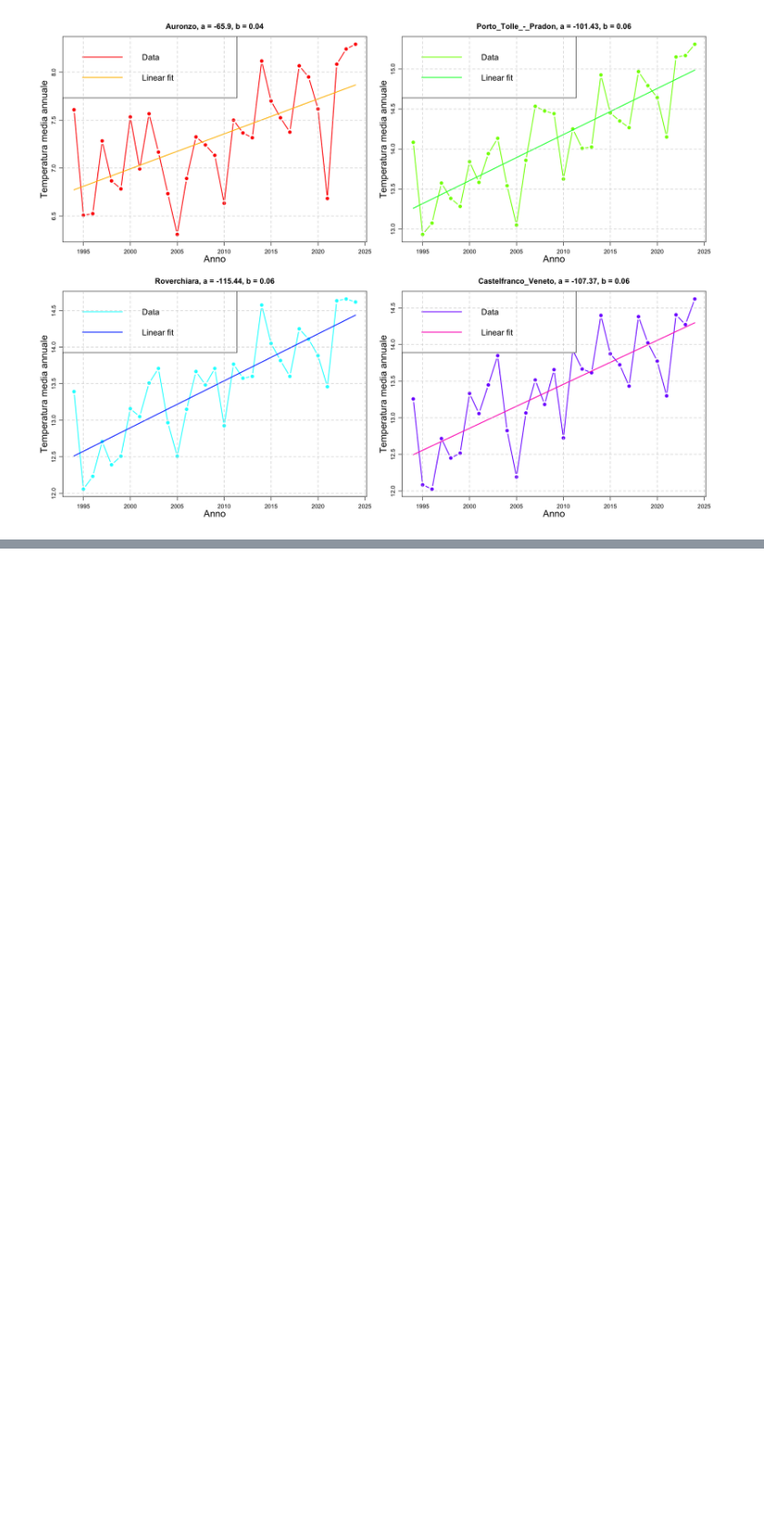
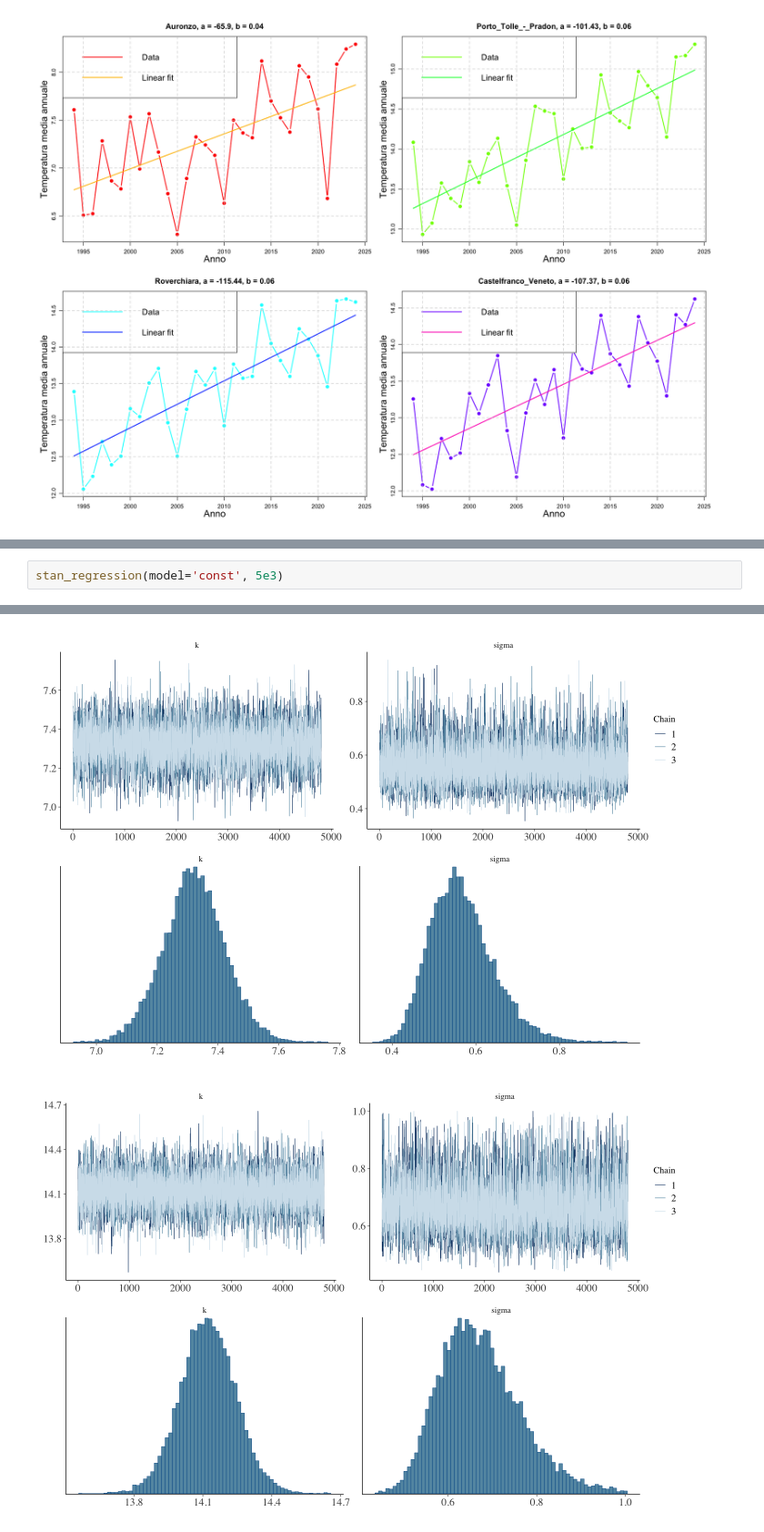
Before and after one commit to RaffaeleSabatini/ASPA_Proj07, a Jupyter notebook: main.ipynb, the cells around one changed output, grey strips where cells are left out. Shown at 91% size. Drawn from its saved outputs; the diff is of its cells as text; blank space fills up the shorter version.

```diff
--- a/main.ipynb
+++ b/main.ipynb
@@ -414,0 +354,3 @@ Chain 3:
+# %%
+stan_regression(model='const', 5e3)
+# %% [output]
@@ -414,0 +359,2 @@ Chain 3:
+[figure, added]
+[figure, added]
```
Also changed, not shown: parts of 9 cells of this notebook, 2 other files.
